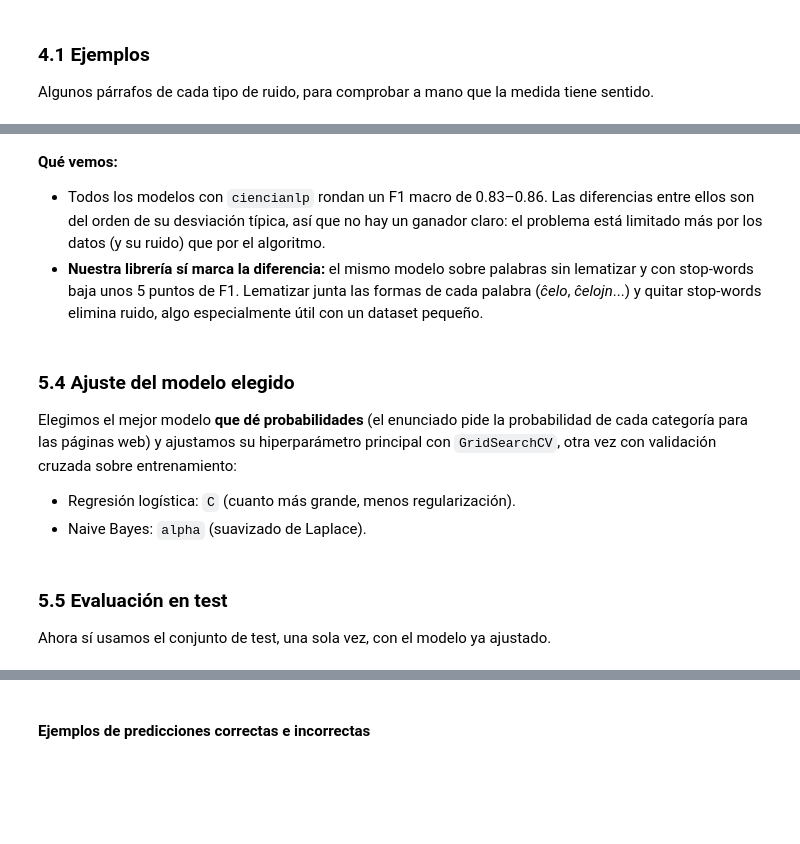
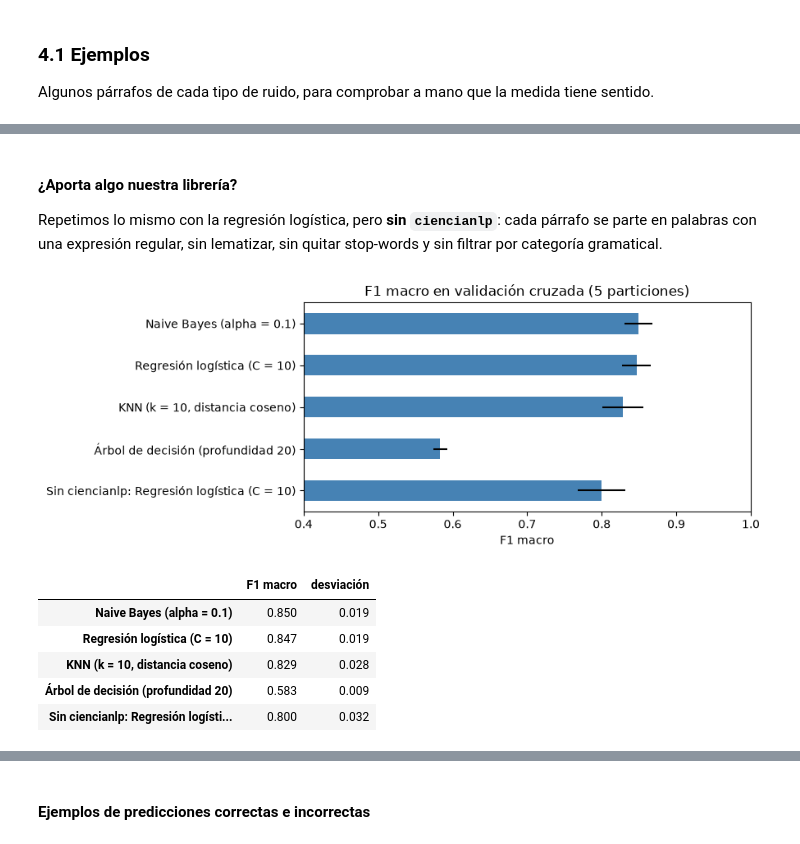
Before and after one commit to danielaagonzalezz/cienciaNLP, a Jupyter notebook: notebooks/clasificacion_esperanto.ipynb, the cells around one changed output, grey strips where cells are left out. Cells and saved outputs as stored; diff of their text form; code cells hidden in the pictures; blank space fills up the shorter version.

Commit message:
Cuaderno: modelo con TF-IDF propio y modelos de clase, clasificación web y conclusiones

```diff
--- a/notebooks/clasificacion_esperanto.ipynb
+++ b/notebooks/clasificacion_esperanto.ipynb
@@ -199,6 +293,9 @@ cuántas veces, para que un párrafo que repite mucho una palabra no pese de má
 # %%
-from collections import Counter
+frecuentes = {}
+for clase in CLASES:
+    contador = Counter()
+    for lemas_parrafo in df.loc[df["class"] == clase, "lemas"]:
+        contador.update(set(lemas_parrafo))
+    frecuentes[clase] = contador
 
-frecuentes = {clase: Counter(lema for lemas in df.loc[df["class"] == clase, "lemas"] for lema in set(lemas))
-              for clase in CLASES}
 pd.DataFrame({clase: [f"{lema} ({n})" for lema, n in frecuentes[clase].most_common(15)] for clase in CLASES})
@@ -381,0 +560,21 @@ comparacion.round(3)
+# %%
+from sklearn.linear_model import LogisticRegression
+from sklearn.model_selection import cross_val_score
+from sklearn.naive_bayes import MultinomialNB
+from sklearn.neighbors import KNeighborsClassifier
+from sklearn.tree import DecisionTreeClassifier
+
+MODELOS = {
+    "KNN (k = 10, distancia coseno)": KNeighborsClassifier(n_neighbors=10, metric="cosine"),
+    "Naive Bayes (alpha = 0.1)": MultinomialNB(alpha=0.1),
+    "Regresión logística (C = 10)": LogisticRegression(C=10, max_iter=1000),
+    "Árbol de decisión (profundidad 20)": DecisionTreeClassifier(max_depth=20, random_state=SEMILLA),
+}
+
+resultados_cv = {}
+for nombre, modelo_cv in MODELOS.items():
+    notas = cross_val_score(modelo_cv, X_train, y_train, cv=5, scoring="f1_macro")
+    resultados_cv[nombre] = {"F1 macro": notas.mean(), "desviación": notas.std()}
+
+comparacion = pd.DataFrame(resultados_cv).T.sort_values("F1 macro", ascending=False)
+comparacion.round(3)
@@ -382,25 +587,26 @@ comparacion.round(3)
+# %% [markdown]
+#### ¿Aporta algo nuestra librería?
+
+Repetimos lo mismo con la regresión logística, pero **sin `ciencianlp`**: cada párrafo se parte en palabras con una
+expresión regular, sin lematizar, sin quitar stop-words y sin filtrar por categoría gramatical.
 # %%
-ax = comparacion["F1 macro"].plot.barh(xerr=comparacion["F1 desv."], color="steelblue", figsize=(9, 3.5))
-ax.set(title="F1 macro en validación cruzada (5 particiones)", xlabel="F1 macro", ylabel="",
-       xlim=(max(0, comparacion["F1 macro"].min() - 0.15), 1))
+palabras_sin_libreria = train["text"].str.lower().str.findall(r"[^\W\d_]+")
+words_sin = choose_words(palabras_sin_libreria, MIN_COUNT)
+X_sin = vectorize(palabras_sin_libreria, words_sin, compute_idf(palabras_sin_libreria, words_sin))
+notas_sin = cross_val_score(LogisticRegression(C=10, max_iter=1000), X_sin, y_train, cv=5, scoring="f1_macro")
+comparacion.loc["Sin ciencianlp: Regresión logística (C = 10)"] = [notas_sin.mean(), notas_sin.std()]
+
+ax = comparacion["F1 macro"].plot.barh(xerr=comparacion["desviación"], color="steelblue", figsize=(9, 3.5))
+ax.set(title="F1 macro en validación cruzada (5 particiones)", xlabel="F1 macro", ylabel="", xlim=(0.4, 1))
 ax.invert_yaxis()
 plt.tight_layout()
 plt.show()
+comparacion.round(3)
+# %% [output]
+[figure, added]
+|  | F1 macro | desviación |
+| Naive Bayes (alpha = 0.1) | 0.850 | 0.019 |
+| Regresión logística (C = 10) | 0.847 | 0.019 |
+| KNN (k = 10, distancia coseno) | 0.829 | 0.028 |
+| Árbol de decisión (profundidad 20) | 0.583 | 0.009 |
+| Sin ciencianlp: Regresión logísti... | 0.800 | 0.032 |
-# %% [markdown]
-**Qué vemos:**
-
-- Todos los modelos con `ciencianlp` rondan un F1 macro de 0.83–0.86. Las diferencias entre ellos son del orden de
-  su desviación típica, así que no hay un ganador claro: el problema está limitado más por los datos (y su ruido) que
-  por el algoritmo.
-- **Nuestra librería sí marca la diferencia:** el mismo modelo sobre palabras sin lematizar y con stop-words baja unos
-  5 puntos de F1. Lematizar junta las formas de cada palabra (*ĉelo*, *ĉelojn*...) y quitar stop-words elimina ruido,
-  algo especialmente útil con un dataset pequeño.
-# %% [markdown]
-### 5.4 Ajuste del modelo elegido
-
-Elegimos el mejor modelo **que dé probabilidades** (el enunciado pide la probabilidad de cada categoría para las
-páginas web) y ajustamos su hiperparámetro principal con `GridSearchCV`, otra vez con validación cruzada sobre
-entrenamiento:
-
-- Regresión logística: `C` (cuanto más grande, menos regularización).
-- Naive Bayes: `alpha` (suavizado de Laplace).
@@ -425,4 +612,0 @@ pd.DataFrame(busqueda.cv_results_)[["params", "mean_test_score", "std_test_score
-# %% [markdown]
-### 5.5 Evaluación en test
-
-Ahora sí usamos el conjunto de test, una sola vez, con el modelo ya ajustado.
```
Also changed, not shown: parts of 65 cells of this notebook.
